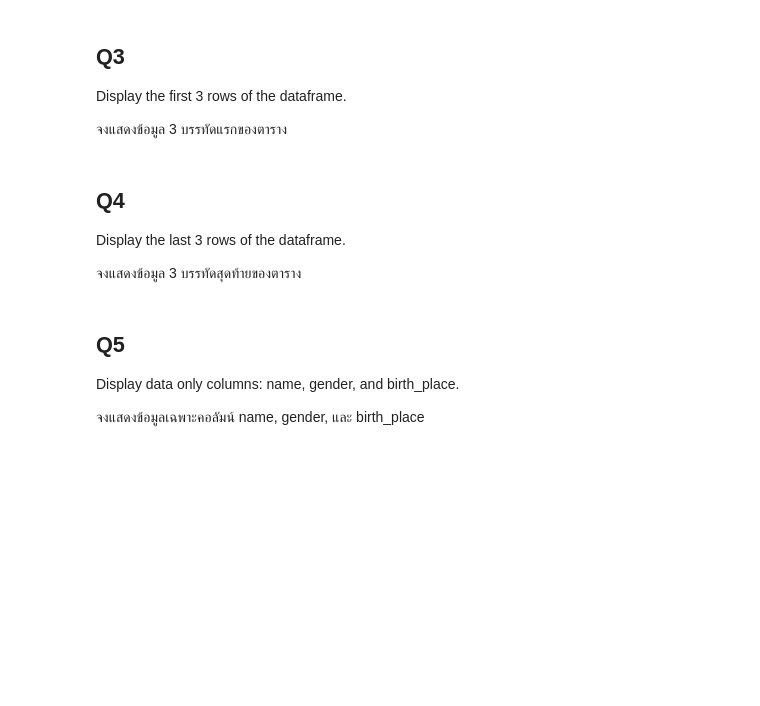
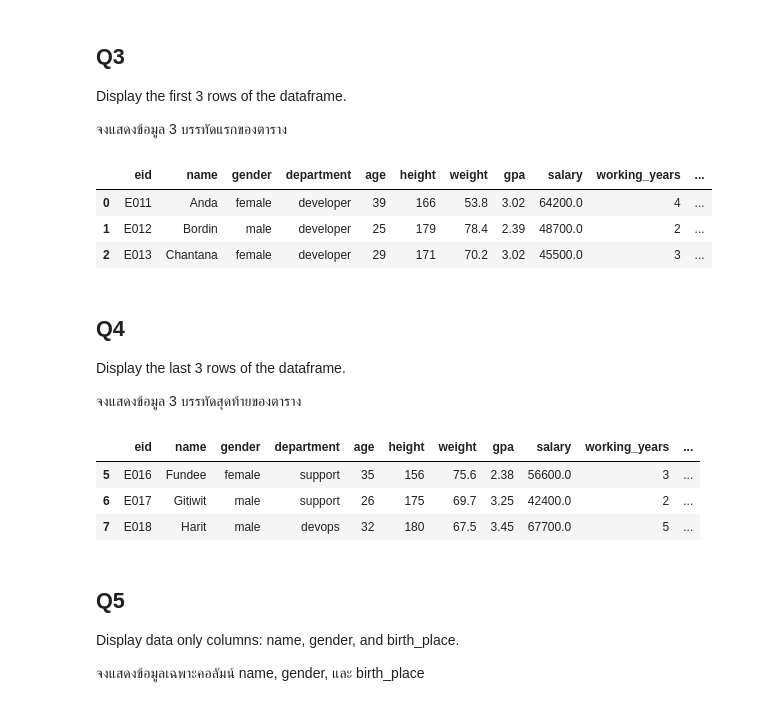
Before and after one commit to superohm99/Intro-Data-Analytic-1-2567, a Jupyter notebook: Employee_DB1.ipynb, the cells around one changed output. Drawn from its saved outputs; the diff is of its cells as text; code cells hidden in the pictures; blank space fills up the shorter version.

```diff
--- a/Employee_DB1.ipynb
+++ b/Employee_DB1.ipynb
@@ -58,12 +65,27 @@ Display the whole dataframe.
 Display the first 3 rows of the dataframe.
 
 จงแสดงข้อมูล 3 บรรทัดแรกของตาราง
+# %%
+df.head(3)
+# %% [output]
+|  | eid | name | gender | department | age | height | weight | gpa | salary | working_years | ... |
+| 0 | E011 | Anda | female | developer | 39 | 166 | 53.8 | 3.02 | 64200.0 | 4 | ... |
+| 1 | E012 | Bordin | male | developer | 25 | 179 | 78.4 | 2.39 | 48700.0 | 2 | ... |
+| 2 | E013 | Chantana | female | developer | 29 | 171 | 70.2 | 3.02 | 45500.0 | 3 | ... |
 # %% [markdown]
 ## Q4
 
 Display the last 3 rows of the dataframe.
 
 จงแสดงข้อมูล 3 บรรทัดสุดท้ายของตาราง
+# %%
+
+df.tail(3)
+# %% [output]
+|  | eid | name | gender | department | age | height | weight | gpa | salary | working_years | ... |
+| 5 | E016 | Fundee | female | support | 35 | 156 | 75.6 | 2.38 | 56600.0 | 3 | ... |
+| 6 | E017 | Gitiwit | male | support | 26 | 175 | 69.7 | 3.25 | 42400.0 | 2 | ... |
+| 7 | E018 | Harit | male | devops | 32 | 180 | 67.5 | 3.45 | 67700.0 | 5 | ... |
 # %% [markdown]
 ## Q5
 
```
Also changed, not shown: parts of 11 cells of this notebook.
